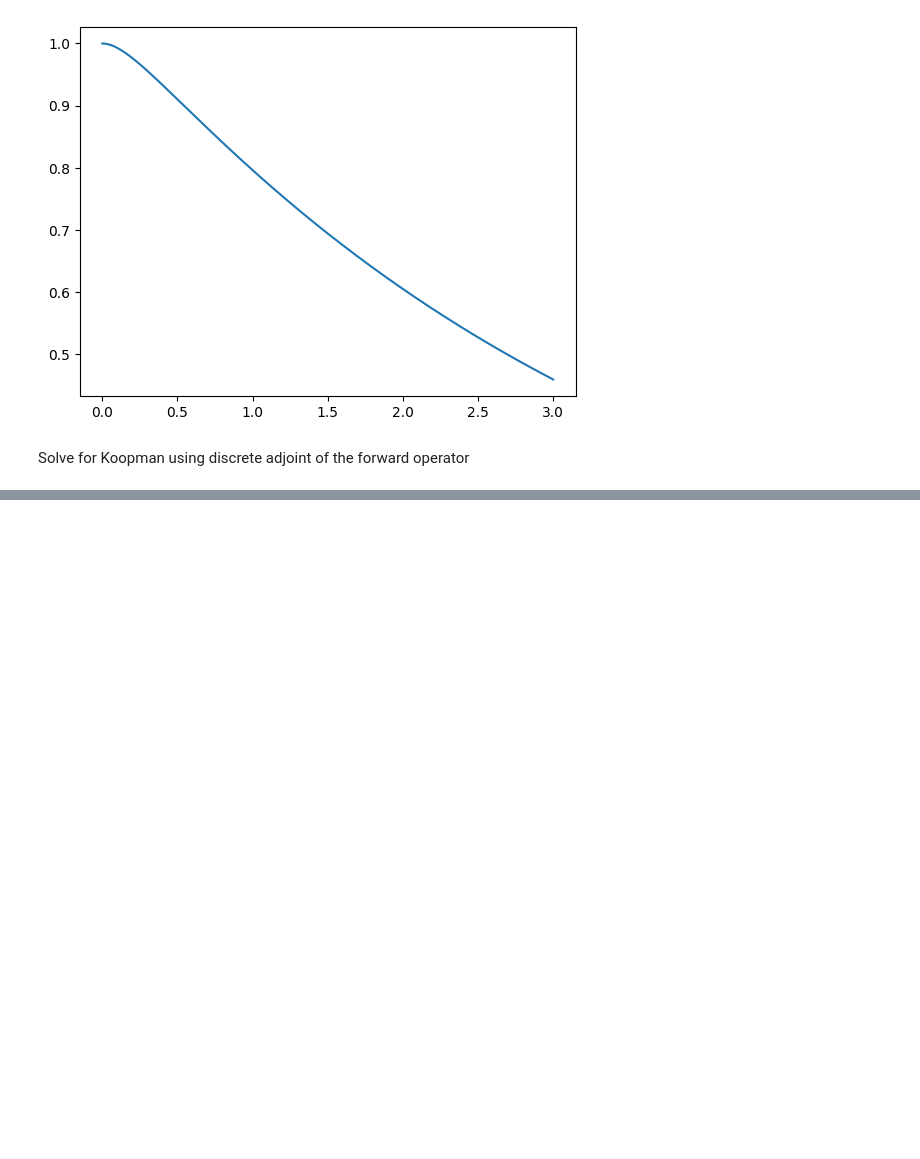
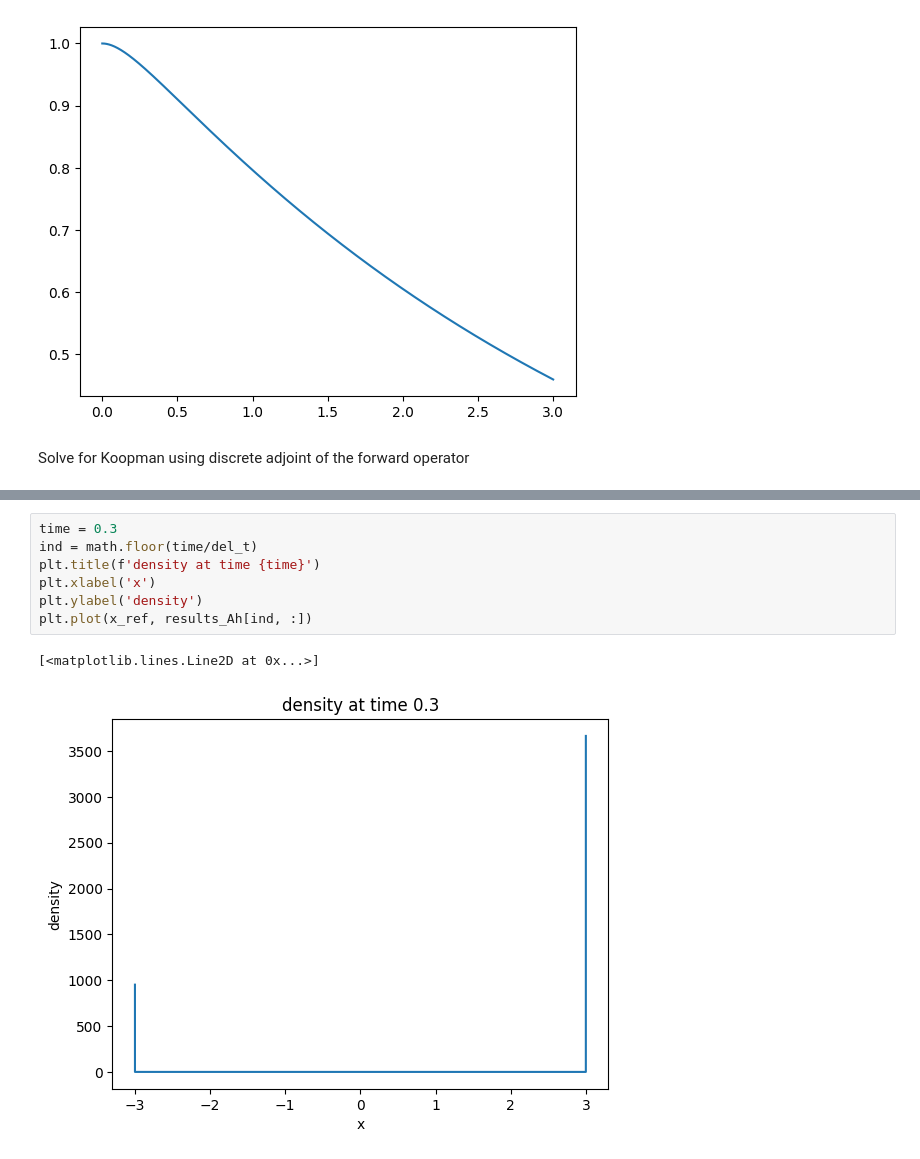
Before and after one commit to tcooley01/AERO729, a Jupyter notebook: HW3Files/hw3plots.ipynb, the cells around one changed output, grey strips where cells are left out. Drawn from its saved outputs; the diff is of its cells as text; blank space fills up the shorter version.

```diff
--- a/HW3Files/hw3plots.ipynb
+++ b/HW3Files/hw3plots.ipynb
@@ -263,0 +278,10 @@ plt.plot(time_axis, J)
+# %%
+time = 0.3
+ind = math.floor(time/del_t)
+plt.title(f'density at time {time}')
+plt.xlabel('x')
+plt.ylabel('density')
+plt.plot(x_ref, results_Ah[ind, :])
+# %% [output]
+[<matplotlib.lines.Line2D at 0x...>]
+[figure, added]
```
Also changed, not shown: parts of 6 cells of this notebook.
